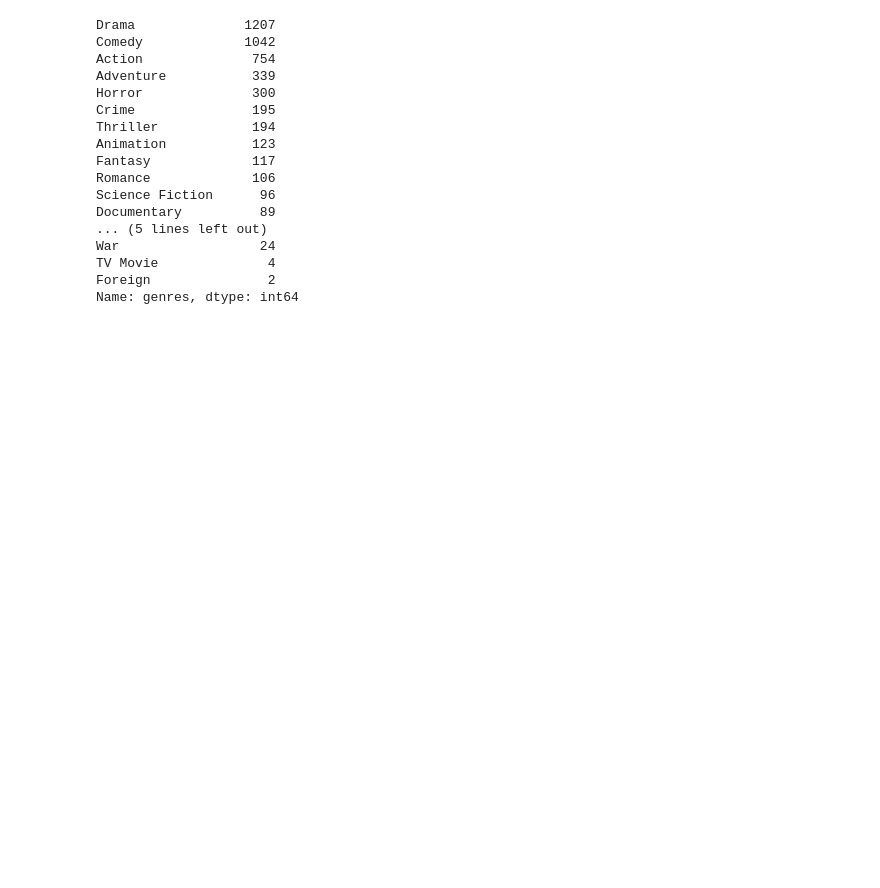
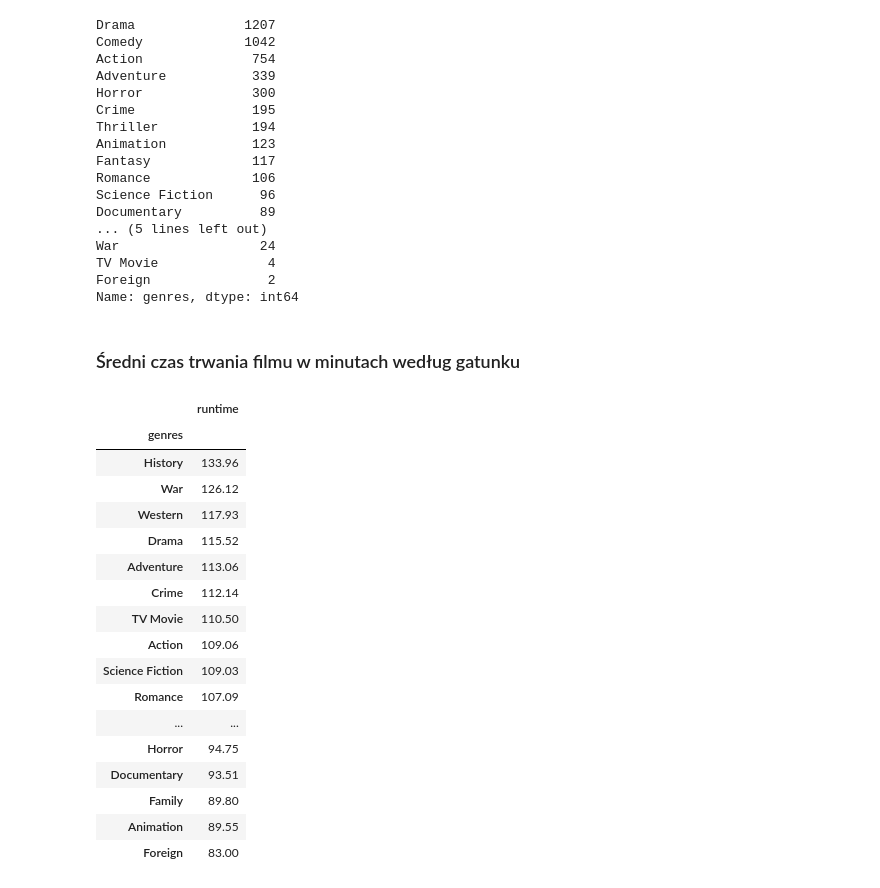
Before and after one commit to JBakunski/movies_database, a Jupyter notebook: movies.ipynb, the cells around one changed output. Cells and saved outputs as stored; diff of their text form; code cells hidden in the pictures; blank space fills up the shorter version.

Commit message:
Add avg runtime per movie and genre

```diff
--- a/movies.ipynb
+++ b/movies.ipynb
@@ -103,3 +103,27 @@ War                  24
 TV Movie              4
 Foreign               2
 Name: genres, dtype: int64
+# %% [markdown]
+### Średni czas trwania filmu w  minutach według gatunku
+# %%
+movies_with_genres_pivot = movies_with_genres.pivot_table(index='genres', values=['runtime'], aggfunc='mean')
+movies_with_genres_pivot.sort_values(by='runtime', ascending=False)
+# %% [output]
+|  | runtime |
+| genres |  |
+| History | 133.96 |
+| War | 126.12 |
+| Western | 117.93 |
+| Drama | 115.52 |
+| Adventure | 113.06 |
+| Crime | 112.14 |
+| TV Movie | 110.50 |
+| Action | 109.06 |
+| Science Fiction | 109.03 |
+| Romance | 107.09 |
+| ... | ... |
+| Horror | 94.75 |
+| Documentary | 93.51 |
+| Family | 89.80 |
+| Animation | 89.55 |
+| Foreign | 83.00 |
```
